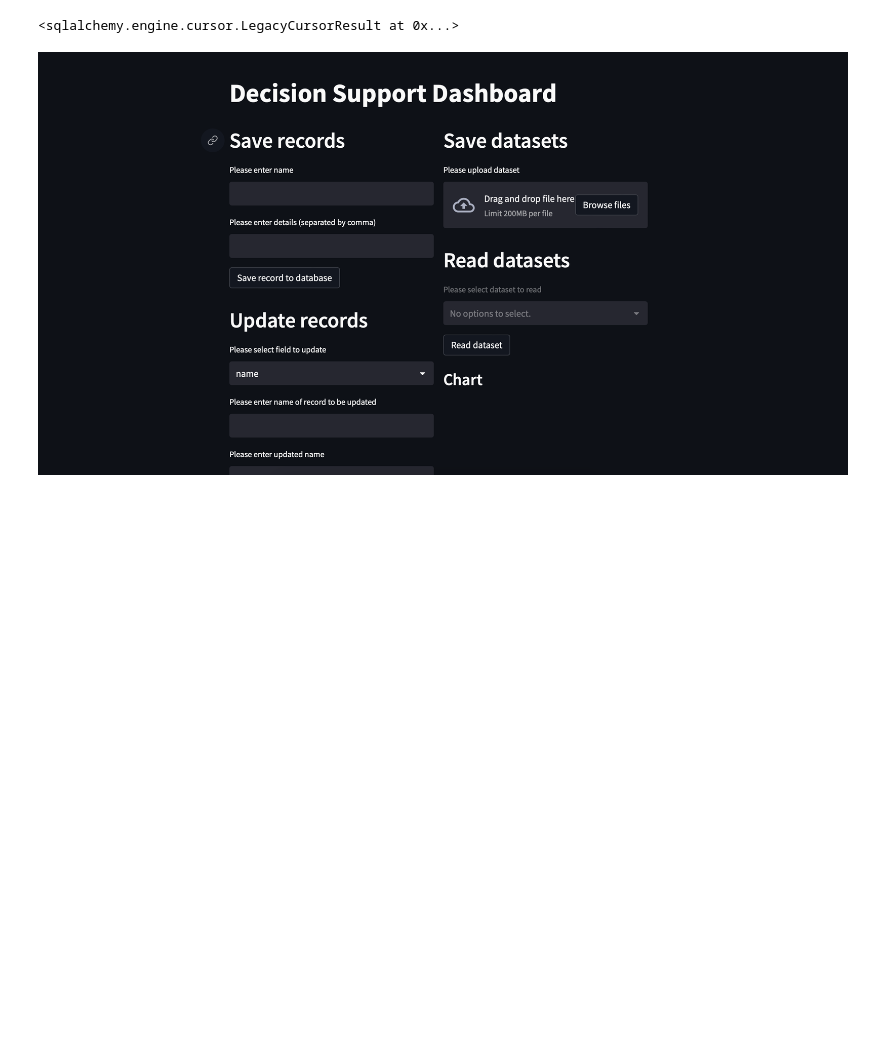
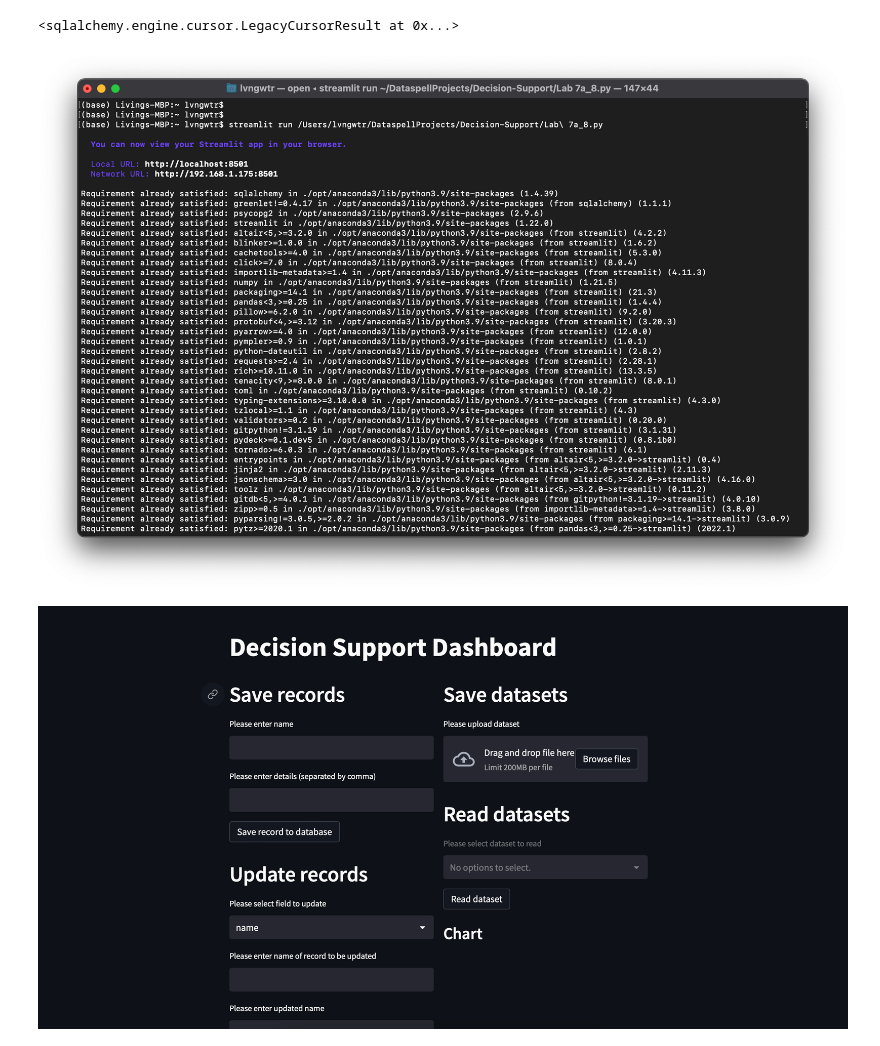
Before and after one commit to willixm9/Decision-Support, a Jupyter notebook: Lab 7a_8.ipynb, the cells around one changed output. Cells and saved outputs as stored; diff of their text form; code cells hidden in the pictures; blank space fills up the shorter version.

```diff
--- a/Lab 7a_8.ipynb
+++ b/Lab 7a_8.ipynb
@@ -120,6 +120,12 @@ with columns[1]:
             st.write(df)
     except:
         pass
+# %%
+#Streamlit screenshot run
+from IPython.display import Image
+Image(filename='DDSStreamlitScreen.png')
+# %% [output]
+[figure, added]
 # %%
 #Dashboard
 from IPython.display import Image
```
Also changed, not shown: 1 other file.
